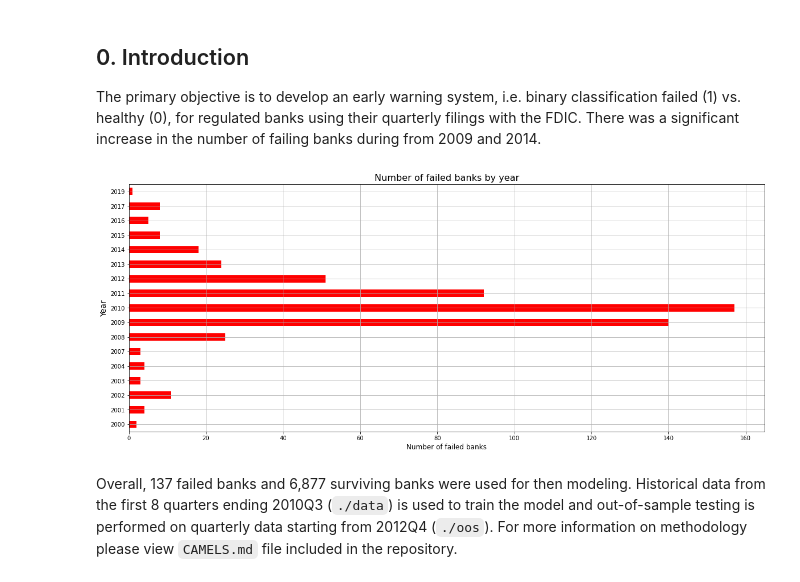
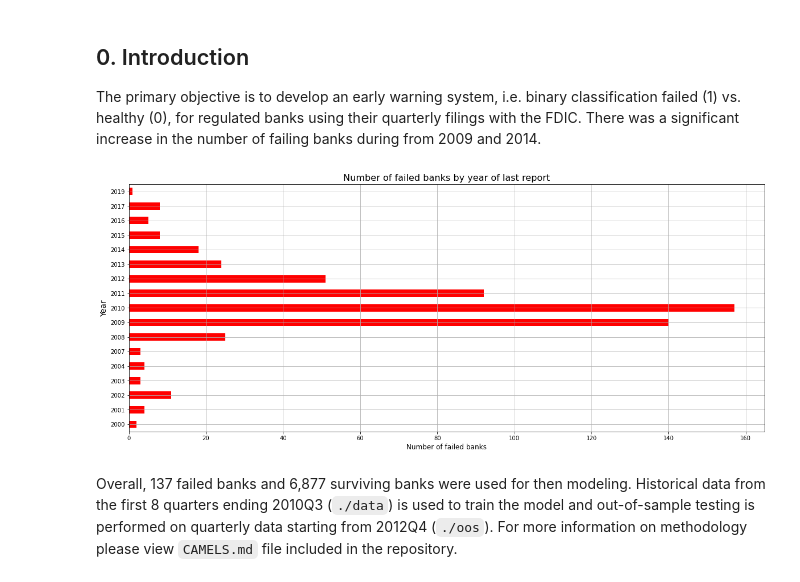
Before and after one commit to allaccountstaken/automl_v_hyperdrive, a Jupyter notebook: benchmark_model.ipynb, the cells around one changed output. Drawn from its saved outputs; the diff is of its cells as text; code cells hidden in the pictures.

```diff
--- a/benchmark_model.ipynb
+++ b/benchmark_model.ipynb
@@ -19,16 +19,17 @@ The primary objective is to develop an early warning system, i.e. binary classif
 # %%
 failed_banks = pd.read_csv('data/failed_banks_dataset.csv')
 failed_banks['Date'] = pd.to_datetime(failed_banks['Closing Date'])
 failed_banks['Year_failed'] = failed_banks['Date'].dt.year
 failed_banks['Quarter_failed'] = failed_banks['Date'].dt.quarter
-ax = failed_banks.groupby(failed_banks.Date.dt.year)['Bank Name'].count().plot(kind='barh', color='r', figsize=(20, 8))
+ax = failed_banks.groupby(failed_banks.Date.dt.year)['Bank Name'].count().plot(
+    kind='barh', color='r', figsize=(20, 8))
 ax.grid()
 ax.set_xlabel("Number of failed banks", fontsize=12)
 ax.set_ylabel("Year", fontsize=14)
-plt.title(label ="Number of failed banks by year", fontsize=16)
+plt.title(label ="Number of failed banks by year of last report", fontsize=16)
 plt.show()
 # %% [output]
-[figure, old version]
+[figure, new version]
 # %% [markdown]
 Overall, 137 failed banks and 6,877 surviving banks were used for then modeling. Historical data from the first 8 quarters ending 2010Q3 (`./data`) is used to train the model and out-of-sample testing is performed on quarterly data starting from 2012Q4 (`./oos`).  For more information on methodology please view `CAMELS.md` file included in the repository.
 # %% [markdown]
```
Also changed, not shown: parts of 3 cells of this notebook.
